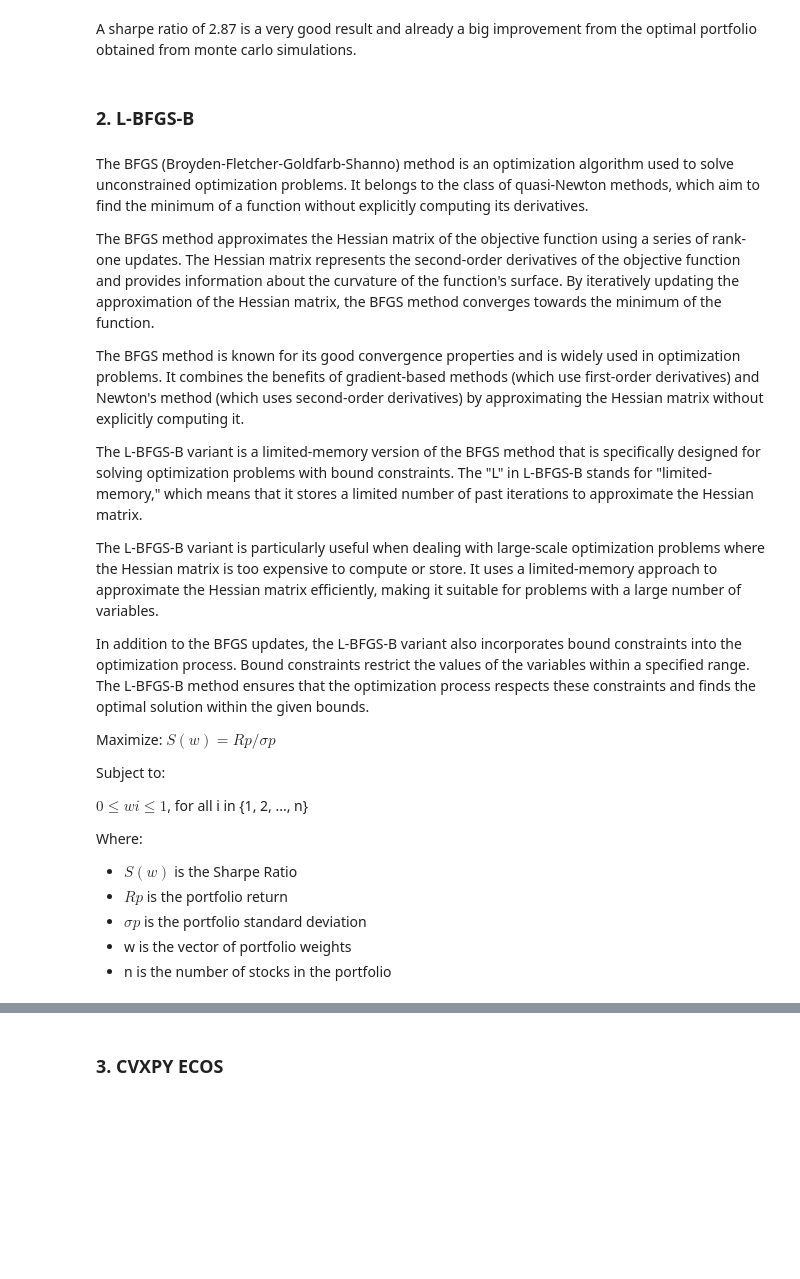
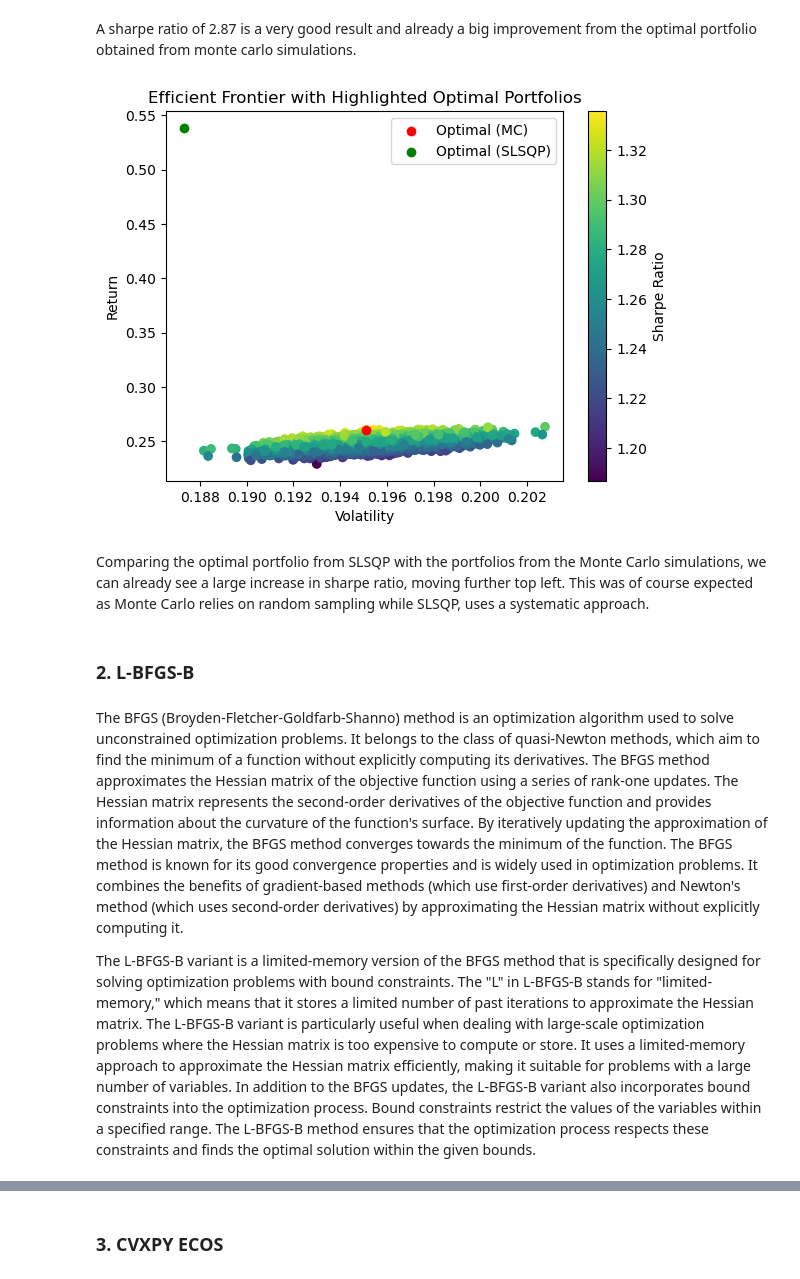
Before and after one commit to mxvp/portfolio_optimization, a Jupyter notebook: portfolio_optimization.ipynb, the cells around one changed output, grey strips where cells are left out. Cells and saved outputs as stored; diff of their text form; code cells hidden in the pictures; blank space fills up the shorter version.

```diff
--- a/portfolio_optimization.ipynb
+++ b/portfolio_optimization.ipynb
@@ -289,30 +319,37 @@ The sharpe ratio is 2.8745701544319613
 # %% [markdown]
 A sharpe ratio of 2.87 is a very good result and already a big improvement from the optimal portfolio obtained from monte carlo simulations.
+# %%
+# Calculate the return and volatility of the optimal portfolio
+optimal_portfolio_return = np.sum(returns.mean() * optimal_weights) * 252
+optimal_portfolio_volatility = np.sqrt(np.dot(optimal_weights.T, np.dot(returns.cov() * 252, optimal_weights)))
+
+# Plot the simulated portfolios
+plt.scatter(portfolios['volatility'], portfolios['return'], c=portfolios['sharpe_ratio'], cmap='viridis')
+plt.colorbar(label='Sharpe Ratio')
+plt.xlabel('Volatility')
+plt.ylabel('Return')
+
+# Highlight the portfolio with the highest Sharpe Ratio from Monte Carlo simulations
+plt.scatter(portfolios.loc[max_sharpe_ratio_index, 'volatility'], portfolios.loc[max_sharpe_ratio_index, 'return'], color='r', label='Optimal (MC)')
+
+# Plot the optimal portfolio from SLSQP optimization
+plt.scatter(optimal_portfolio_volatility, optimal_portfolio_return, color='g', label='Optimal (SLSQP)')
+
+plt.title('Efficient Frontier with Highlighted Optimal Portfolios')
+plt.legend()
+
+plt.show()
+# %% [output]
+[figure, added]
+# %% [markdown]
+Comparing the optimal portfolio from SLSQP with the portfolios from the Monte Carlo simulations, we can already see a large increase in sharpe ratio, moving further top left. This was of course expected as Monte Carlo relies on random sampling while SLSQP, uses a systematic approach.
 # %% [markdown]
 ### 2. L-BFGS-B
 # %% [markdown]
 The BFGS (Broyden-Fletcher-Goldfarb-Shanno) method is an optimization algorithm used to solve unconstrained optimization problems. It belongs to the class of quasi-Newton methods, which aim to find the minimum of a function without explicitly computing its derivatives.
-
 The BFGS method approximates the Hessian matrix of the objective function using a series of rank-one updates. The Hessian matrix represents the second-order derivatives of the objective function and provides information about the curvature of the function's surface. By iteratively updating the approximation of the Hessian matrix, the BFGS method converges towards the minimum of the function.
-
 The BFGS method is known for its good convergence properties and is widely used in optimization problems. It combines the benefits of gradient-based methods (which use first-order derivatives) and Newton's method (which uses second-order derivatives) by approximating the Hessian matrix without explicitly computing it.
 
 The L-BFGS-B variant is a limited-memory version of the BFGS method that is specifically designed for solving optimization problems with bound constraints. The "L" in L-BFGS-B stands for "limited-memory," which means that it stores a limited number of past iterations to approximate the Hessian matrix.
-
 The L-BFGS-B variant is particularly useful when dealing with large-scale optimization problems where the Hessian matrix is too expensive to compute or store. It uses a limited-memory approach to approximate the Hessian matrix efficiently, making it suitable for problems with a large number of variables.
-
 In addition to the BFGS updates, the L-BFGS-B variant also incorporates bound constraints into the optimization process. Bound constraints restrict the values of the variables within a specified range. The L-BFGS-B method ensures that the optimization process respects these constraints and finds the optimal solution within the given bounds.
-
-Maximize: $S(w) = Rp / σp$
-
-Subject to:
-
-$0 ≤ wi ≤ 1$, for all i in {1, 2, ..., n}
-
-Where:
-
-- $S(w)$ is the Sharpe Ratio
-- $Rp$ is the portfolio return
-- $σp$ is the portfolio standard deviation
-- w is the vector of portfolio weights
-- n is the number of stocks in the portfolio
```
Also changed, not shown: parts of 33 cells of this notebook, 5 other files.
